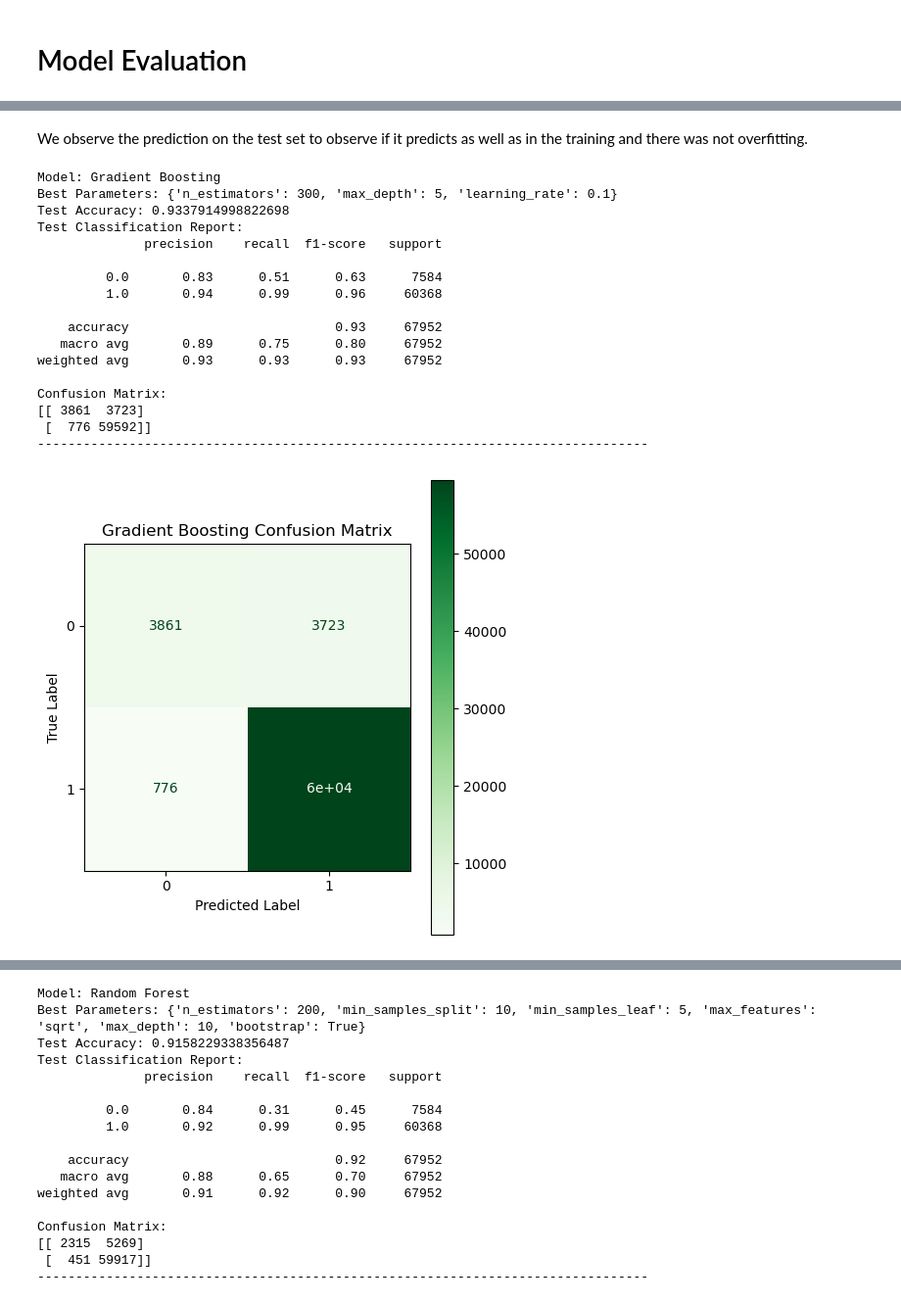
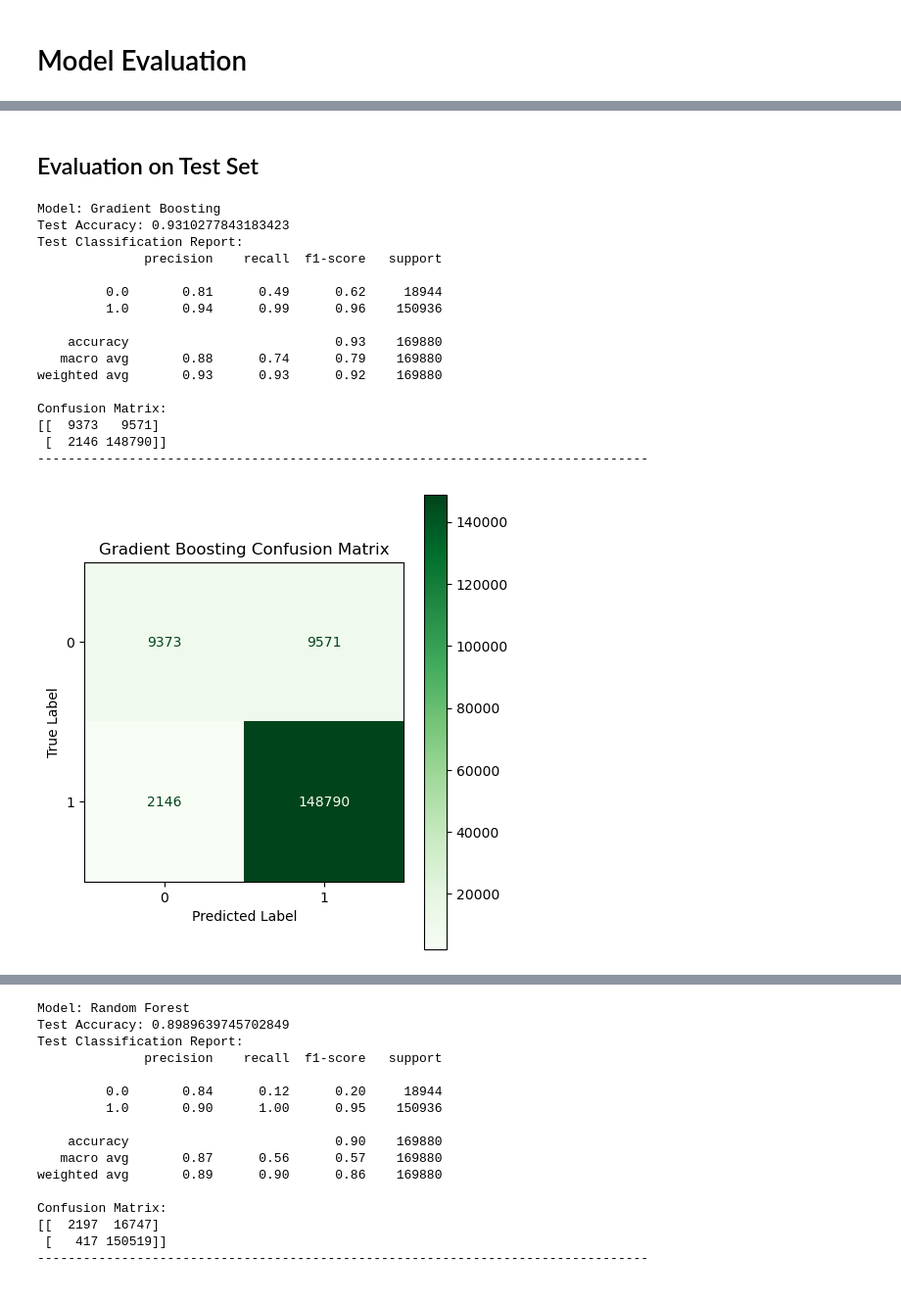
Before and after one commit to Daael/Invoice_payment_prediction, a Jupyter notebook: Invoice_Prediction.ipynb, the cells around one changed output, grey strips where cells are left out. Shown at 98% size. Cells and saved outputs as stored; diff of their text form; code cells hidden in the pictures.

```diff
--- a/Invoice_Prediction.ipynb
+++ b/Invoice_Prediction.ipynb
@@ -1038,6 +1033,6 @@ for model_name, result in results.items():
     joblib.dump(trained_model, filename)
 # %%
 # Load the models
-# rf_model = joblib.load("random_forest_final_model.pkl")
-# gb_model = joblib.load("gradient_boosting_final_model.pkl")
+rf_model = joblib.load("final_model_random_forest.pkl")
+gb_model = joblib.load("final_model_gradient_boosting.pkl")
 # %% [markdown]
@@ -1189,0 +1150,16 @@ Total duration: 101.54273557662964 seconds
+# %%
+# Save the best model trained
+for model_name, result in results_2.items():
+    # Create a model instance with the best parameters
+    model_class = models_2[model_name]
+    trained_model = model_class.set_params(**result["Best Parameters"])
+
+    # Fit the model on the full training data
+    trained_model.fit(X_2_train_full, y_2_train_full)
+
+    # Store the trained model in results
+    results_2[model_name]["Final Model"] = trained_model
+
+    # Save the trained model to disk
+    filename = 'final_model_2_' + model_name.replace(' ', '_').lower() + '.pkl'
+    joblib.dump(trained_model, filename)
@@ -1268,15 +1326,16 @@ print(top_10_features)
 # %% [markdown]
-We observe the prediction on the test set to observe if it predicts as well as in the training and there was not overfitting.
+## Evaluation on Test Set
 # %%
 ### Model Evaluation ###
 
+# Store models in dictionary
+results = {
+    "Gradient Boosting": gb_model,
+    "Random Forest": rf_model
+}
+
 # Use the best model to predict on the test set
-for model_name, result in results.items():
-    # Retrieve the best model with the best parameters
-    best_model = models[model_name].set_params(**result["Best Parameters"])
-
-    # Fit the best model on the full training data
-    best_model.fit(X_train_full, y_train_full)
+for model_name, best_model in results.items():
 
     # Predict on the test set
     y_test_pred = best_model.predict(X_test)
@@ -1286,14 +1345,13 @@ for model_name, result in results.items():
     test_report = classification_report(y_test, y_test_pred)
     conf_matrix = confusion_matrix(y_test, y_test_pred)
 
-    # Calculate ROC curve and AUC
+    # Calculate ROC curve
     y_test_prob = best_model.predict_proba(X_test)[:, 1]
     fpr, tpr, _ = roc_curve(y_test, y_test_prob)
     roc_auc = auc(fpr, tpr)
 
     # Display the results
     print(f"Model: {model_name}")
-    print(f"Best Parameters: {result['Best Parameters']}")
     print(f"Test Accuracy: {test_accuracy}")
     print("Test Classification Report:")
     print(test_report)
@@ -1301,44 +1359,43 @@ for model_name, result in results.items():
     print(conf_matrix)
     print("-" * 80)
 
-    fig, ax = plt.subplots(figsize=(5, 5))  # Adjust the figure size as needed
+    fig, ax = plt.subplots(figsize=(5, 5))
     disp = ConfusionMatrixDisplay(confusion_matrix=conf_matrix)
-    disp.plot(ax=ax, cmap=plt.cm.Greens)  # Change the colormap
+    disp.plot(ax=ax, cmap=plt.cm.Greens)
 
     # Customize the display
     ax.set_title(f'{model_name} Confusion Matrix')
     ax.set_xlabel('Predicted Label')
     ax.set_ylabel('True Label')
-    plt.tight_layout()  # Adjust the layout to fit everything neatly
+    plt.tight_layout()
     plt.show()
 
     # Plot ROC curve
     plt.figure()
     plt.plot(fpr, tpr, color='darkorange', lw=2, label=f'ROC curve (area = {roc_auc:.2f})')
     plt.plot([0, 1], [0, 1], color='navy', lw=2, linestyle='--')
     plt.xlim([0.0, 1.0])
     plt.ylim([0.0, 1.05])
     plt.xlabel('False Positive Rate')
     plt.ylabel('True Positive Rate')
     plt.title(f'{model_name} Receiver Operating Characteristic')
     plt.legend(loc="lower right")
     plt.show()
 # %% [output]
 Model: Gradient Boosting
-Best Parameters: {'n_estimators': 300, 'max_depth': 5, 'learning_rate': 0.1}
-Test Accuracy: 0.9337914998822698
+Test Accuracy: 0.9310277843183423
 Test Classification Report:
               precision    recall  f1-score   support
 
-         0.0       0.83      0.51      0.63      7584
-         1.0       0.94      0.99      0.96     60368
+         0.0       0.81      0.49      0.62     18944
+         1.0       0.94      0.99      0.96    150936
 
-    accuracy                           0.93     67952
-   macro avg       0.89      0.75      0.80     67952
-weighted avg       0.93      0.93      0.93     67952
+    accuracy                           0.93    169880
+   macro avg       0.88      0.74      0.79    169880
+weighted avg       0.93      0.93      0.92    169880
 
 Confusion Matrix:
-[[ 3861  3723]
- [  776 59592]]
+[[  9373   9571]
+ [  2146 148790]]
 --------------------------------------------------------------------------------
-[figure, old version]
+[figure, new version]
@@ -1346,17 +1403,16 @@ Confusion Matrix:
 Model: Random Forest
-Best Parameters: {'n_estimators': 200, 'min_samples_split': 10, 'min_samples_leaf': 5, 'max_features': 'sqrt', 'max_depth': 10, 'bootstrap': True}
-Test Accuracy: 0.9158229338356487
+Test Accuracy: 0.8989639745702849
 Test Classification Report:
               precision    recall  f1-score   support
 
-         0.0       0.84      0.31      0.45      7584
-         1.0       0.92      0.99      0.95     60368
+         0.0       0.84      0.12      0.20     18944
+         1.0       0.90      1.00      0.95    150936
 
-    accuracy                           0.92     67952
-   macro avg       0.88      0.65      0.70     67952
-weighted avg       0.91      0.92      0.90     67952
+    accuracy                           0.90    169880
+   macro avg       0.87      0.56      0.57    169880
+weighted avg       0.89      0.90      0.86    169880
 
 Confusion Matrix:
-[[ 2315  5269]
- [  451 59917]]
+[[  2197  16747]
+ [   417 150519]]
 --------------------------------------------------------------------------------
```
Also changed, not shown: parts of 33 cells of this notebook, 1 other file.
